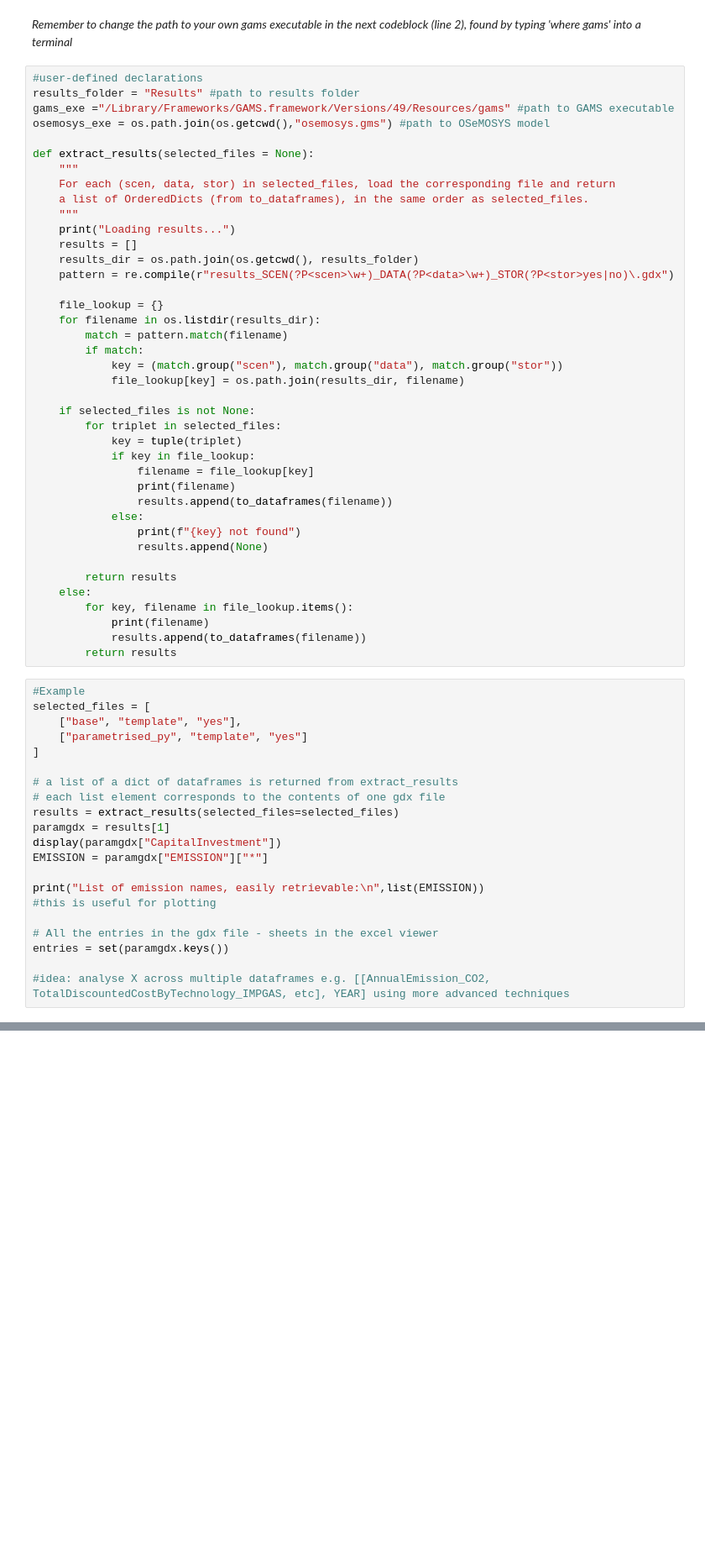
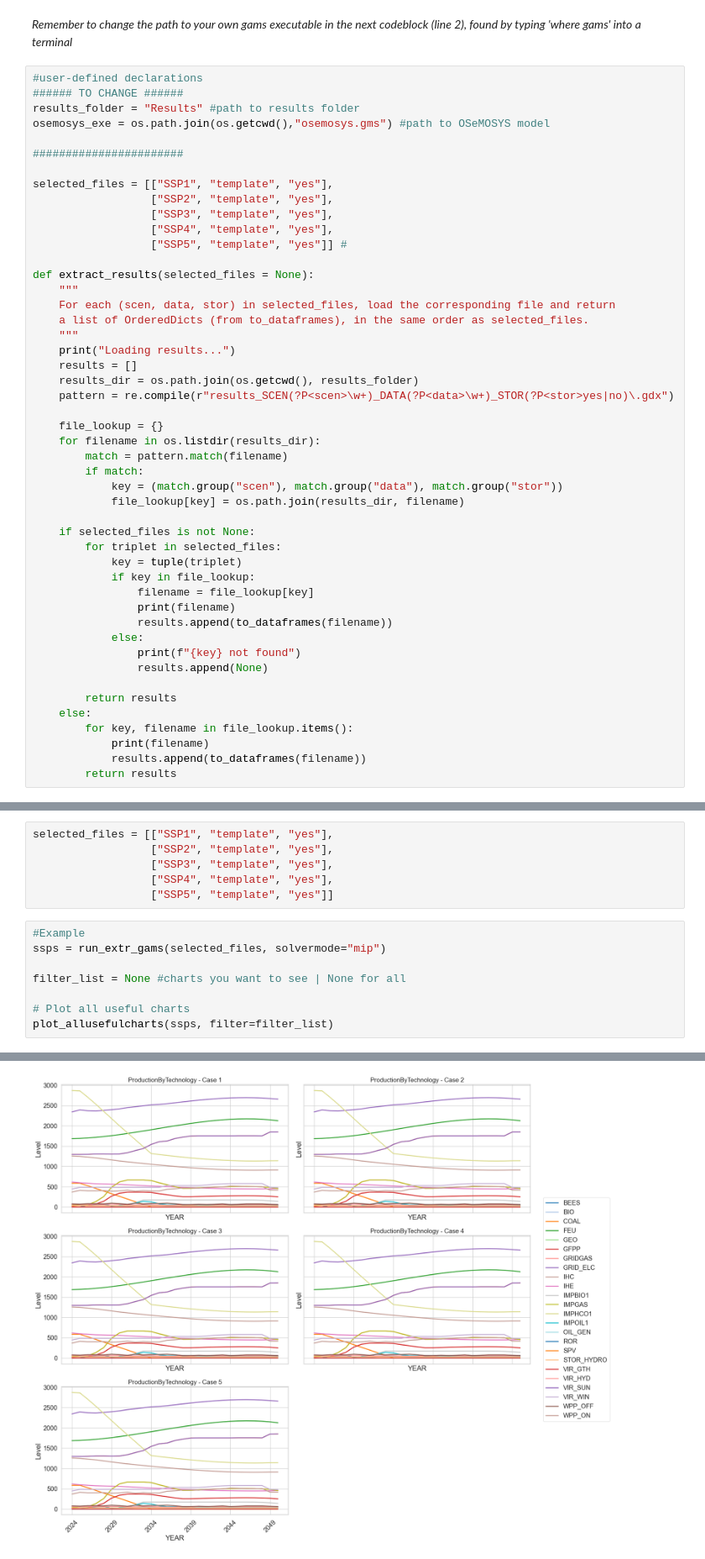
Before and after one commit to Mich8-D/Hy-run, a Jupyter notebook: main.ipynb, the cells around one changed output, grey strips where cells are left out. Shown at 84% size. Cells and saved outputs as stored; diff of their text form; blank space fills up the shorter version.

```diff
--- a/main.ipynb
+++ b/main.ipynb
@@ -24,9 +24,17 @@ storage = "yes"  # or "no"
 *Remember to change the path to your own gams executable in the next codeblock (line 2), found by typing 'where gams' into a terminal*
 # %%
 #user-defined declarations
+###### TO CHANGE ######
 results_folder = "Results" #path to results folder
-gams_exe ="/Library/Frameworks/GAMS.framework/Versions/49/Resources/gams" #path to GAMS executable
 osemosys_exe = os.path.join(os.getcwd(),"osemosys.gms") #path to OSeMOSYS model
+
+#######################
+
+selected_files = [["SSP1", "template", "yes"],
+                  ["SSP2", "template", "yes"],
+                  ["SSP3", "template", "yes"],
+                  ["SSP4", "template", "yes"],
+                  ["SSP5", "template", "yes"]] #
 
 def extract_results(selected_files = None):
     """
@@ -62,24 +70,3 @@ def extract_results(selected_files = None):
             print(filename)
             results.append(to_dataframes(filename))
         return results
-# %%
-#Example
-selected_files = [
-    ["base", "template", "yes"],
-    ["parametrised_py", "template", "yes"]
-]
-
-# a list of a dict of dataframes is returned from extract_results
-# each list element corresponds to the contents of one gdx file
-results = extract_results(selected_files=selected_files)
-paramgdx = results[1]
-display(paramgdx["CapitalInvestment"])
-EMISSION = paramgdx["EMISSION"]["*"]
-
-print("List of emission names, easily retrievable:\n",list(EMISSION))
-#this is useful for plotting
-
-# All the entries in the gdx file - sheets in the excel viewer
-entries = set(paramgdx.keys())
-
-#idea: analyse X across multiple dataframes e.g. [[AnnualEmission_CO2, TotalDiscountedCostByTechnology_IMPGAS, etc], YEAR] using more advanced techniques
@@ -630,0 +193,15 @@ with open("pytest_data.gms", "w") as f:
+# %%
+selected_files = [["SSP1", "template", "yes"],
+                  ["SSP2", "template", "yes"],
+                  ["SSP3", "template", "yes"],
+                  ["SSP4", "template", "yes"],
+                  ["SSP5", "template", "yes"]]
+# %%
+#Example
+ssps = run_extr_gams(selected_files, solvermode="mip")
+
+filter_list = None #charts you want to see | None for all
+
+# Plot all useful charts
+plot_allusefulcharts(ssps, filter=filter_list)
+# %% [output]
@@ -630,0 +225 @@ with open("pytest_data.gms", "w") as f:
+[figure, added]
```
Also changed, not shown: parts of 21 cells of this notebook, 7 other files.
